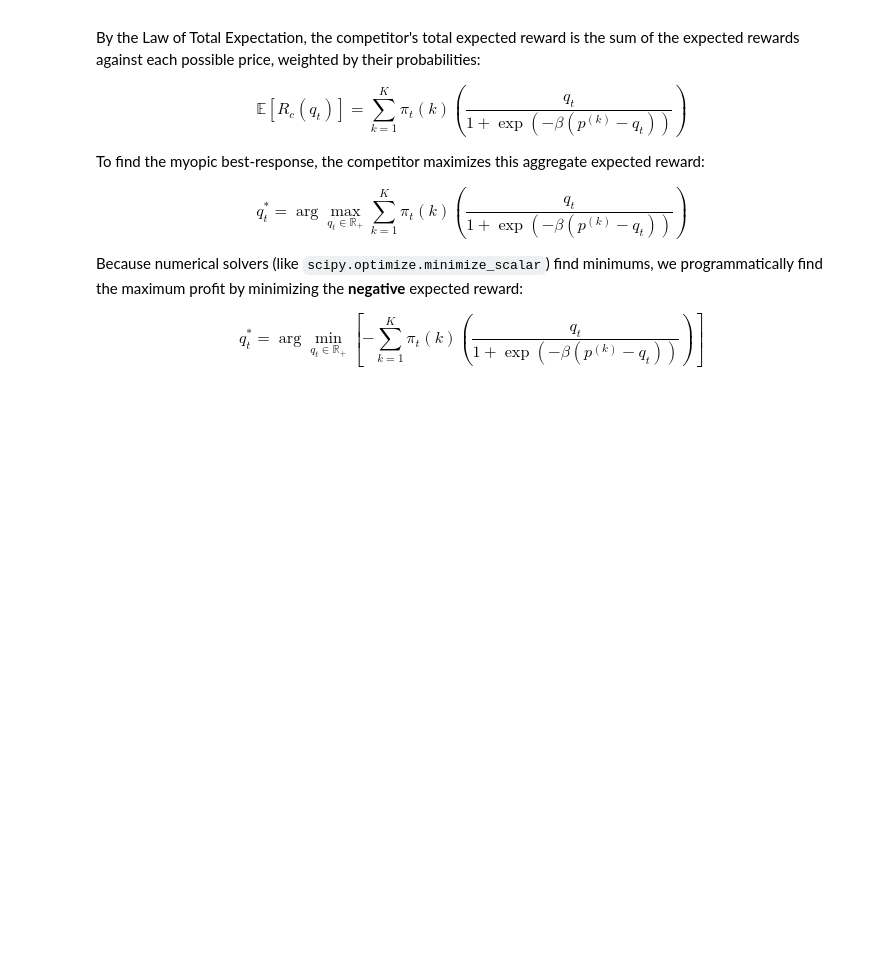
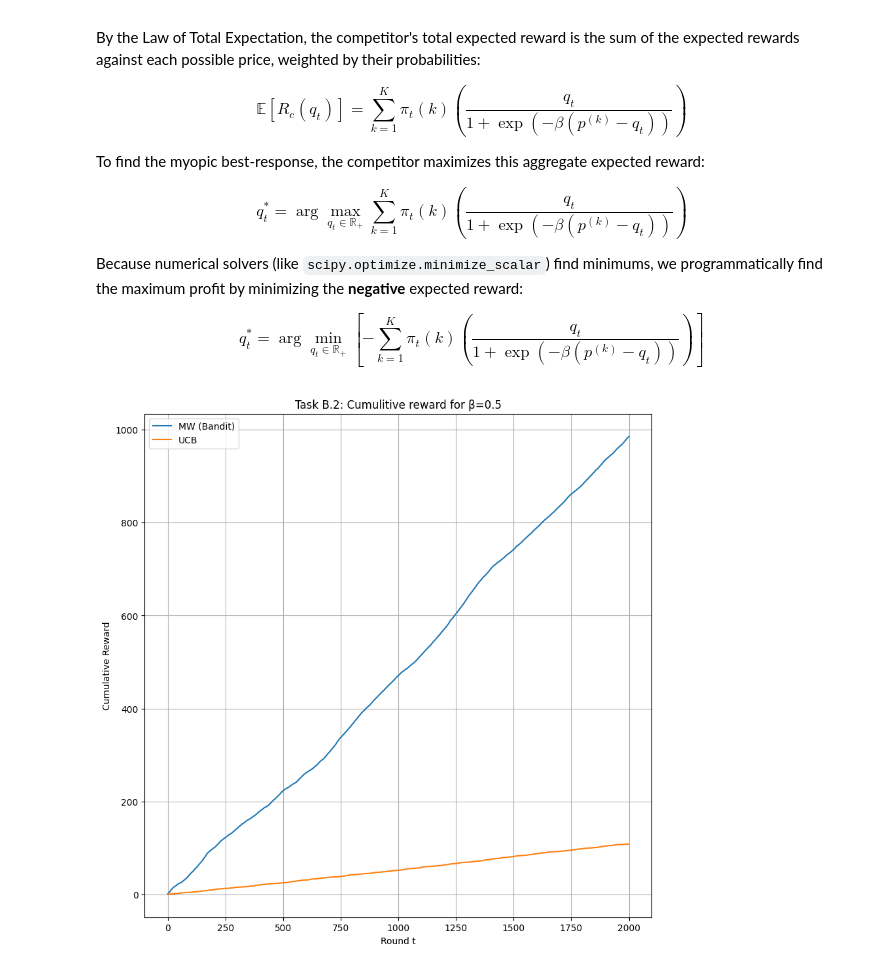
Before and after one commit to Giorgosman13/RL_Assignment2, a Jupyter notebook: Assignment_2_Reverse_Engineering_Non_Stationarity_and_Price_Wars!.ipynb, the cells around one changed output. Saved outputs shown, nothing was run; the diff lists cells and outputs as text; code cells hidden in the pictures; blank space fills up the shorter version.

```diff
--- a/Assignment_2_Reverse_Engineering_Non_Stationarity_and_Price_Wars!.ipynb
+++ b/Assignment_2_Reverse_Engineering_Non_Stationarity_and_Price_Wars!.ipynb
@@ -360,7 +360,7 @@ def competitor_choice_UCB(beta, ucb_choice):
   def objective(qt):
     return -expected_reward(qt, beta, ucb_choice)
 
-  optimal_price = scipy.optimize.minimize_scalar(objective,bounds = [0.01, 10])
+  optimal_price = scipy.optimize.minimize_scalar(objective,bounds = [0.01, 10], method = 'bounded')
   return optimal_price.x
 # %% [markdown]
 ### 1. The Customer Choice Model
@@ -422,7 +422,8 @@ def competitor_choice_MW(beta, MW_probabilities, arms):
 # %%
 def run_UCB_learner(T, beta):
   reward = np.zeros(T)
-  arm_selected = np.zeros(K)
+  price_selected_UCB = np.zeros(T)
+  price_selected_Comp = np.zeros(T)
 
   Xin = np.zeros(K)
   rin = np.zeros(K)
@@ -444,21 +445,23 @@ def run_UCB_learner(T, beta):
     Xin[arm_i] += 1
     mu_hat[arm_i] = rin[arm_i] / Xin[arm_i]
 
-    arm_selected[arm_i] += 1
+    price_selected_UCB[t] = p[arm_i]
+    price_selected_Comp[t] = qt
 
     if t ==0:
       reward[t] = r
     else:
       reward[t] = r + reward[t-1]
 
-  return reward,arm_selected
+  return reward, price_selected_Comp, price_selected_UCB
 # %%
 def run_MW_learner(T, beta):
   weights = np.ones(K)
   ita = np.sqrt(np.log(K)/T)
 
   reward = np.zeros(T)
-  arm_selected = np.zeros(K)
+  price_selected_MW = np.zeros(T)
+  price_selected_Comp = np.zeros(T)
 
   for t in range(T):
 
@@ -479,11 +482,53 @@ def run_MW_learner(T, beta):
 
     weights[arm_i] *= np.exp(-ita * est_loss)
 
-    arm_selected[arm_i] +=1
+    price_selected_MW[t] = p[arm_i]
+    price_selected_Comp[t] = qt
 
     if t ==0:
       reward[t] = r
     else:
       reward[t] = r + reward[t-1]
 
-  return reward , arm_selected
+  return reward , price_selected_Comp, price_selected_MW
+# %%
+beta = 0.5
+MC_runs= 20
+T=2000
+
+rewards_mw = np.zeros((MC_runs,T))
+rewards_ucb = np.zeros((MC_runs,T))
+
+price_selected_mw = np.zeros((MC_runs, T))
+price_selected_ucb = np.zeros((MC_runs, T))
+
+price_selected_comp_mw = np.zeros((MC_runs, T))
+price_selected_comp_ucb = np.zeros((MC_runs, T))
+
+for m in range(MC_runs):
+  np.random.seed(m)
+
+  rewards_mw[m,:], price_selected_comp_mw[m,:], price_selected_mw[m, :] = run_MW_learner(T, beta)
+  rewards_ucb[m,:], price_selected_comp_ucb[m,:], price_selected_ucb[m,:] = run_UCB_learner(T, beta)
+
+mean_mw = np.mean(rewards_mw, axis=0)
+mean_ucb = np.mean(rewards_ucb, axis=0)
+
+mean_selection_mw = np.mean(price_selected_mw, axis=0)
+mean_selection_ucb = np.mean(price_selected_ucb, axis=0)
+
+mean_selection_comp_mw = np.mean(price_selected_comp_mw, axis=0)
+mean_selection_comp_ucb = np.mean(price_selected_comp_ucb, axis=0)
+
+plt.figure(figsize=(10, 10))
+plt.plot(mean_mw, label='MW (Bandit)')
+plt.plot(mean_ucb, label='UCB')
+
+plt.xlabel('Round t')
+plt.ylabel('Cumulative Reward')
+plt.title('Task B.2: Cumulitive reward for β=0.5')
+plt.legend()
+plt.grid(True)
+plt.show()
+# %% [output]
+[figure, added]
```
Also changed, not shown: parts of 1 cell of this notebook.
